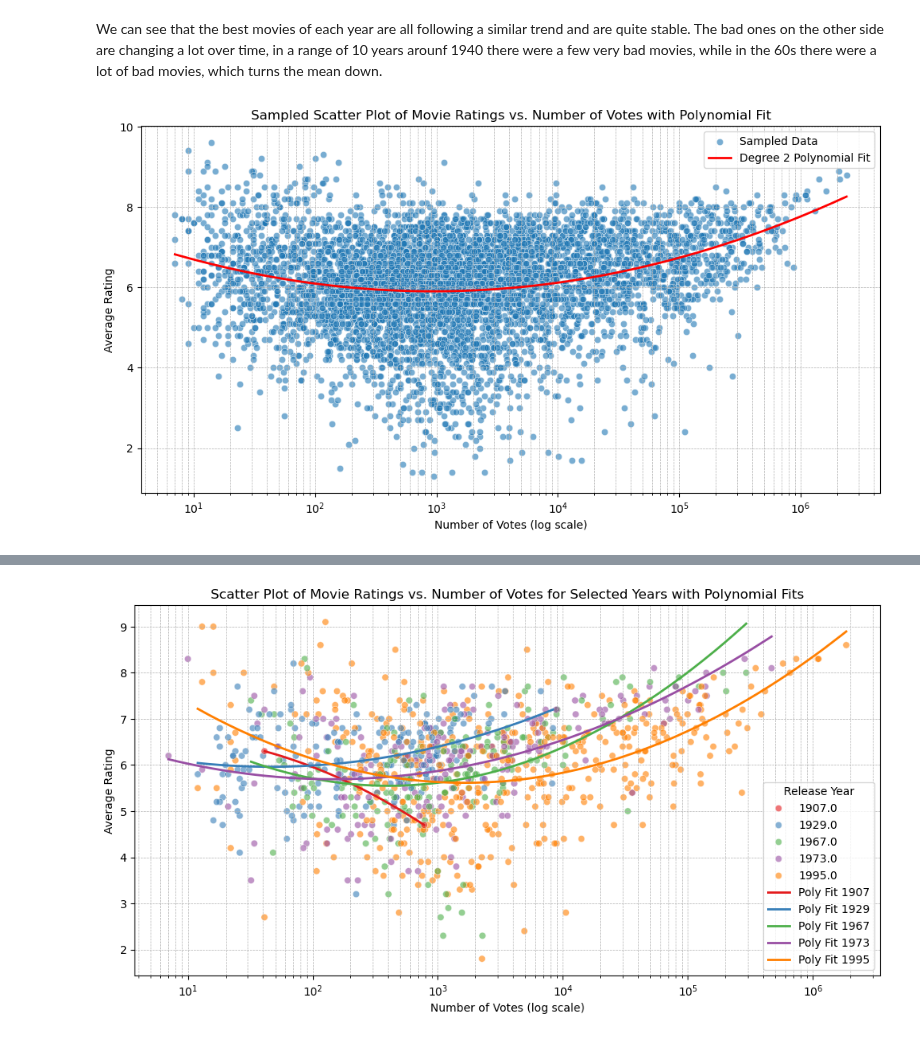
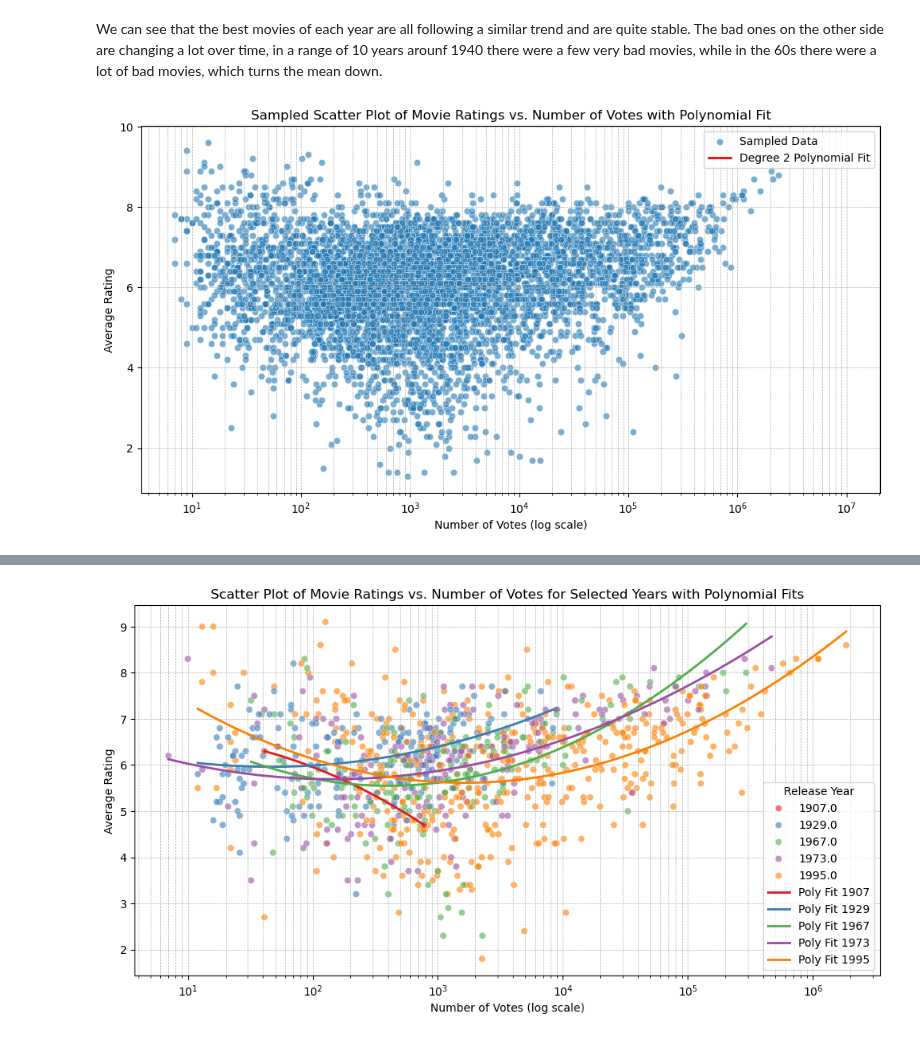
Before and after one commit to epfl-ada/ada-2024-project-metal2024, a Jupyter notebook: RatingAnalysis.ipynb, the cells around one changed output, grey strips where cells are left out. Drawn from its saved outputs; the diff is of its cells as text; code cells hidden in the pictures.

```diff
--- a/RatingAnalysis.ipynb
+++ b/RatingAnalysis.ipynb
@@ -190,32 +202,32 @@ We can see that the best movies of each year are all following a similar trend a
 # %%
 import numpy as np
 from numpy.polynomial.polynomial import Polynomial
 
 # Filter out rows where numVotes <= 0
 sampled_rat = rat[rat['numVotes'] > 0].sample(frac=0.2, random_state=42)  # Sample 1% for better results
 
 # Fit a degree-2 polynomial
-x = np.log10(sampled_rat['numVotes'])
+x = sampled_rat['numVotes']
 y = sampled_rat['averageRating']
 coeffs = np.polyfit(x, y, deg=2)  # Fit polynomial of degree 2
 poly = np.poly1d(coeffs)
 
 # Generate smooth x values for plotting the polynomial
 x_smooth = np.linspace(x.min(), x.max(), 500)
 y_smooth = poly(x_smooth)
 
 # Plot the scatterplot with the fitted polynomial
 plt.figure(figsize=(12, 6))
 sns.scatterplot(data=sampled_rat, x='numVotes', y='averageRating', alpha=0.6, label="Sampled Data")
 plt.plot(10**x_smooth, y_smooth, color='red', label="Degree 2 Polynomial Fit", linewidth=2)
 
 # Set x-axis to log scale
 plt.xscale('log')
 plt.xlabel('Number of Votes (log scale)')
 plt.ylabel('Average Rating')
 plt.title('Sampled Scatter Plot of Movie Ratings vs. Number of Votes with Polynomial Fit')
 plt.legend()
 plt.grid(True, which="both", linestyle='--', linewidth=0.5)
 plt.show()
 # %% [output]
-[figure, old version]
+[figure, new version]
```
Also changed, not shown: parts of 10 cells of this notebook, 1 other file.
